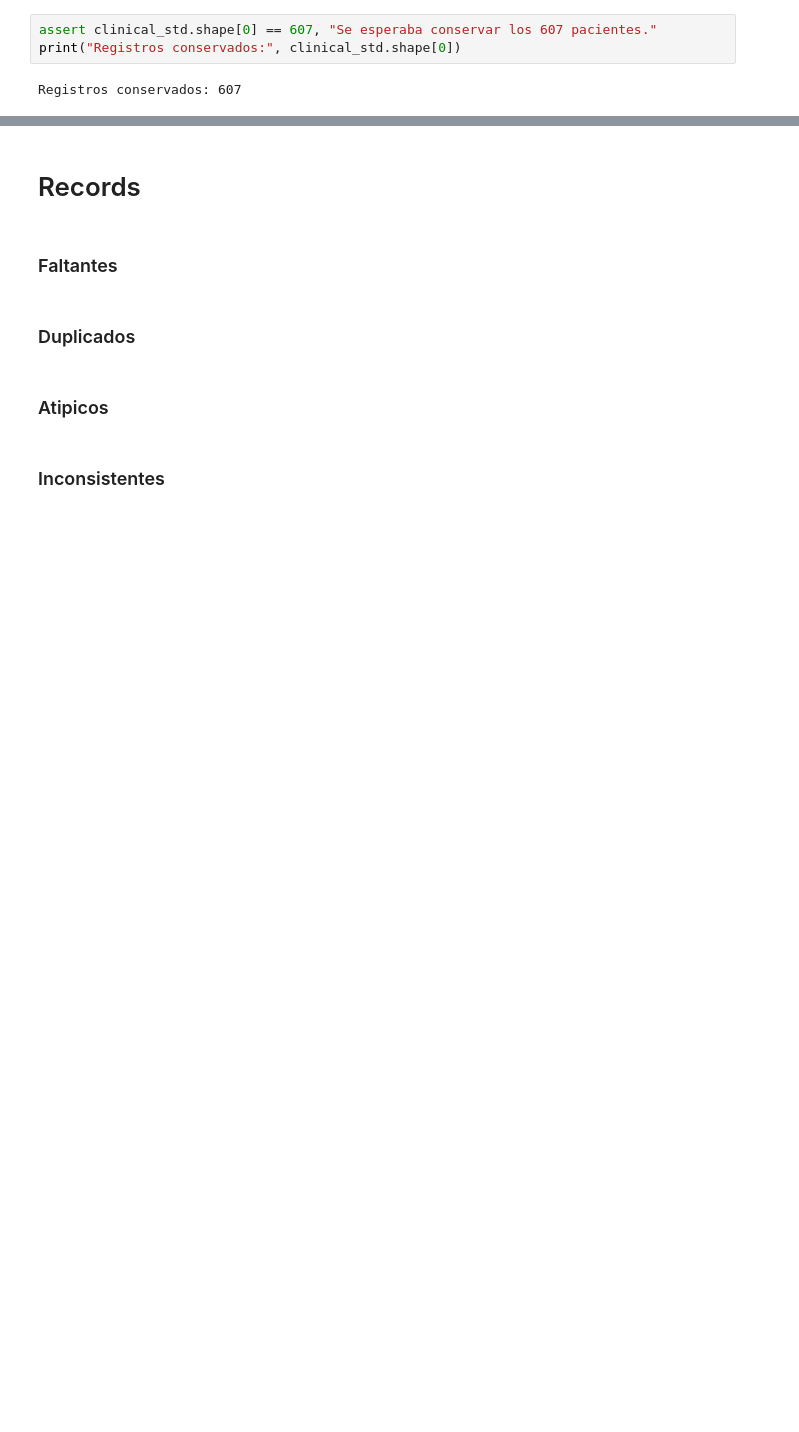
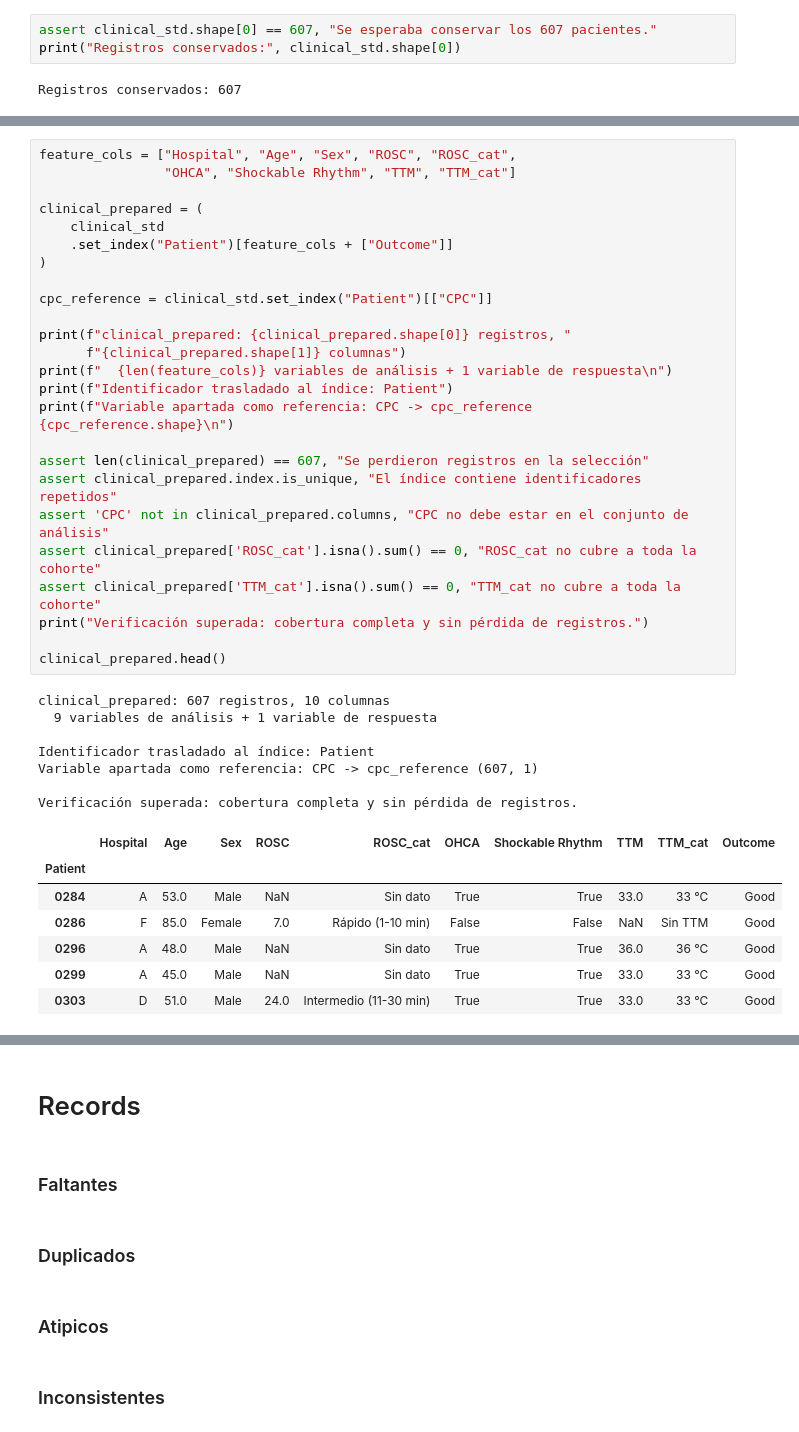
Before and after one commit to AlejandraJaramillo19/mlda-project_, a Jupyter notebook: notebooks/03_data_preparation/03_data_preparation.ipynb, the cells around one changed output, grey strips where cells are left out. Cells and saved outputs as stored; diff of their text form; blank space fills up the shorter version.

```diff
--- a/notebooks/03_data_preparation/03_data_preparation.ipynb
+++ b/notebooks/03_data_preparation/03_data_preparation.ipynb
@@ -2782,0 +2914,40 @@ En la selección de datos, reflexione sobre las variables que son realmente rele
+# %%
+feature_cols = ["Hospital", "Age", "Sex", "ROSC", "ROSC_cat",
+                "OHCA", "Shockable Rhythm", "TTM", "TTM_cat"]
+
+clinical_prepared = (
+    clinical_std
+    .set_index("Patient")[feature_cols + ["Outcome"]]
+)
+
+cpc_reference = clinical_std.set_index("Patient")[["CPC"]]
+
+print(f"clinical_prepared: {clinical_prepared.shape[0]} registros, "
+      f"{clinical_prepared.shape[1]} columnas")
+print(f"  {len(feature_cols)} variables de análisis + 1 variable de respuesta\n")
+print(f"Identificador trasladado al índice: Patient")
+print(f"Variable apartada como referencia: CPC -> cpc_reference {cpc_reference.shape}\n")
+
+assert len(clinical_prepared) == 607, "Se perdieron registros en la selección"
+assert clinical_prepared.index.is_unique, "El índice contiene identificadores repetidos"
+assert 'CPC' not in clinical_prepared.columns, "CPC no debe estar en el conjunto de análisis"
+assert clinical_prepared['ROSC_cat'].isna().sum() == 0, "ROSC_cat no cubre a toda la cohorte"
+assert clinical_prepared['TTM_cat'].isna().sum() == 0, "TTM_cat no cubre a toda la cohorte"
+print("Verificación superada: cobertura completa y sin pérdida de registros.")
+
+clinical_prepared.head()
+# %% [output]
+clinical_prepared: 607 registros, 10 columnas
+  9 variables de análisis + 1 variable de respuesta
+
+Identificador trasladado al índice: Patient
+Variable apartada como referencia: CPC -> cpc_reference (607, 1)
+
+Verificación superada: cobertura completa y sin pérdida de registros.
+|  | Hospital | Age | Sex | ROSC | ROSC_cat | OHCA | Shockable Rhythm | TTM | TTM_cat | Outcome |
+| Patient |  |  |  |  |  |  |  |  |  |  |
+| 0284 | A | 53.0 | Male | NaN | Sin dato | True | True | 33.0 | 33 °C | Good |
+| 0286 | F | 85.0 | Female | 7.0 | Rápido (1-10 min) | False | False | NaN | Sin TTM | Good |
+| 0296 | A | 48.0 | Male | NaN | Sin dato | True | True | 36.0 | 36 °C | Good |
+| 0299 | A | 45.0 | Male | NaN | Sin dato | True | True | 33.0 | 33 °C | Good |
+| 0303 | D | 51.0 | Male | 24.0 | Intermedio (11-30 min) | True | True | 33.0 | 33 °C | Good |
```
Also changed, not shown: parts of 32 cells of this notebook.
